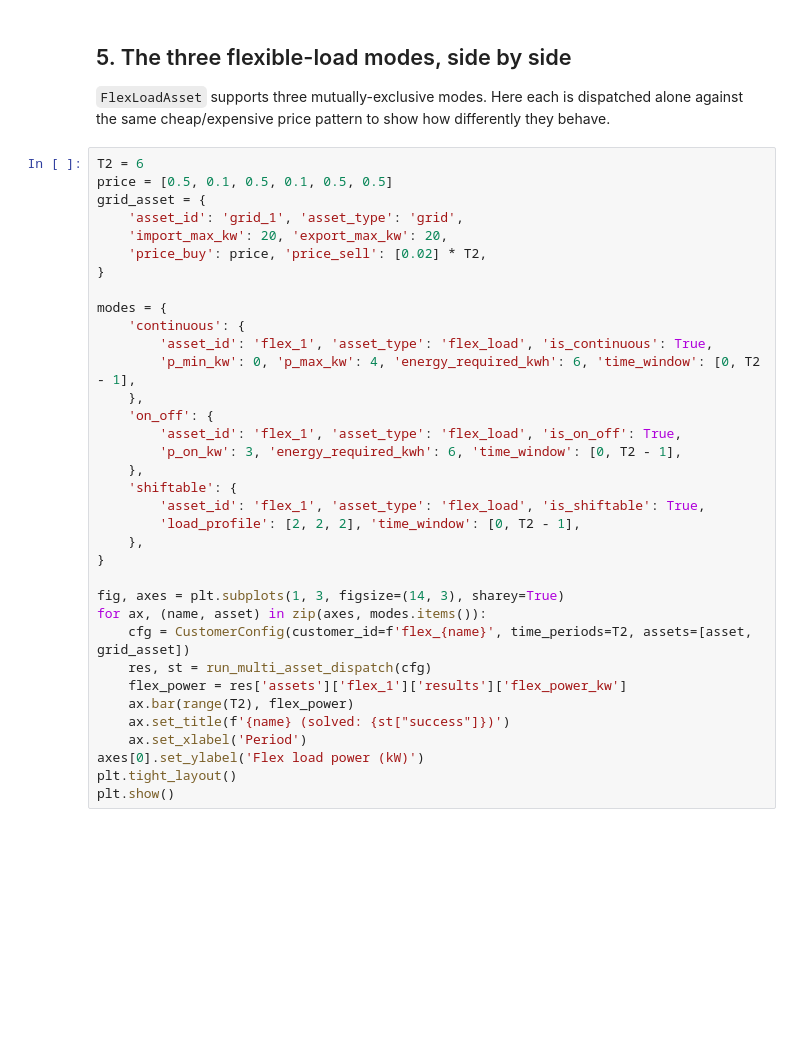
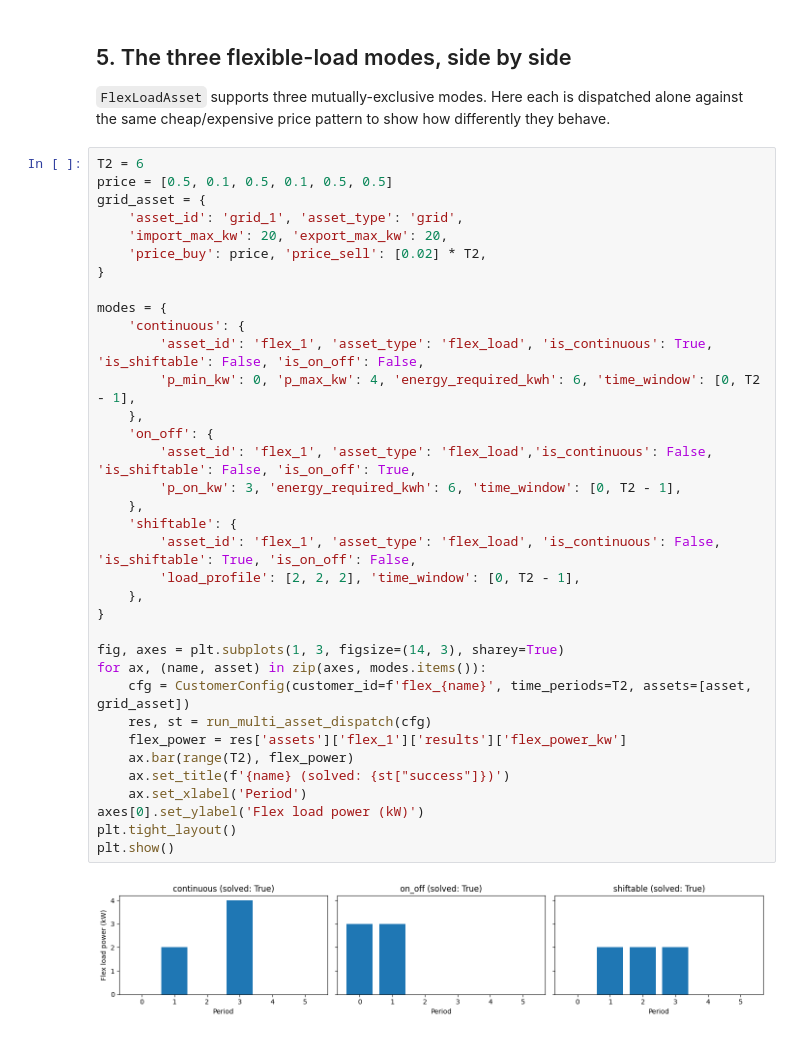
Before and after one commit to MainakDanOpRes/vppdispatch, a Jupyter notebook: examples/02_multi_asset_dispatch.ipynb, the cells around one changed output. Saved outputs shown, nothing was run; the diff lists cells and outputs as text; blank space fills up the shorter version.

```diff
--- a/examples/02_multi_asset_dispatch.ipynb
+++ b/examples/02_multi_asset_dispatch.ipynb
@@ -84,33 +119,35 @@ T2 = 6
 price = [0.5, 0.1, 0.5, 0.1, 0.5, 0.5]
 grid_asset = {
     'asset_id': 'grid_1', 'asset_type': 'grid',
     'import_max_kw': 20, 'export_max_kw': 20,
     'price_buy': price, 'price_sell': [0.02] * T2,
 }
 
 modes = {
     'continuous': {
-        'asset_id': 'flex_1', 'asset_type': 'flex_load', 'is_continuous': True,
+        'asset_id': 'flex_1', 'asset_type': 'flex_load', 'is_continuous': True, 'is_shiftable': False, 'is_on_off': False,
         'p_min_kw': 0, 'p_max_kw': 4, 'energy_required_kwh': 6, 'time_window': [0, T2 - 1],
     },
     'on_off': {
-        'asset_id': 'flex_1', 'asset_type': 'flex_load', 'is_on_off': True,
+        'asset_id': 'flex_1', 'asset_type': 'flex_load','is_continuous': False, 'is_shiftable': False, 'is_on_off': True,
         'p_on_kw': 3, 'energy_required_kwh': 6, 'time_window': [0, T2 - 1],
     },
     'shiftable': {
-        'asset_id': 'flex_1', 'asset_type': 'flex_load', 'is_shiftable': True,
+        'asset_id': 'flex_1', 'asset_type': 'flex_load', 'is_continuous': False, 'is_shiftable': True, 'is_on_off': False,
         'load_profile': [2, 2, 2], 'time_window': [0, T2 - 1],
     },
 }
 
 fig, axes = plt.subplots(1, 3, figsize=(14, 3), sharey=True)
 for ax, (name, asset) in zip(axes, modes.items()):
     cfg = CustomerConfig(customer_id=f'flex_{name}', time_periods=T2, assets=[asset, grid_asset])
     res, st = run_multi_asset_dispatch(cfg)
     flex_power = res['assets']['flex_1']['results']['flex_power_kw']
     ax.bar(range(T2), flex_power)
     ax.set_title(f'{name} (solved: {st["success"]})')
     ax.set_xlabel('Period')
 axes[0].set_ylabel('Flex load power (kW)')
 plt.tight_layout()
 plt.show()
+# %% [output]
+[figure, added]
```
Also changed, not shown: parts of 4 cells of this notebook, 10 other files.
